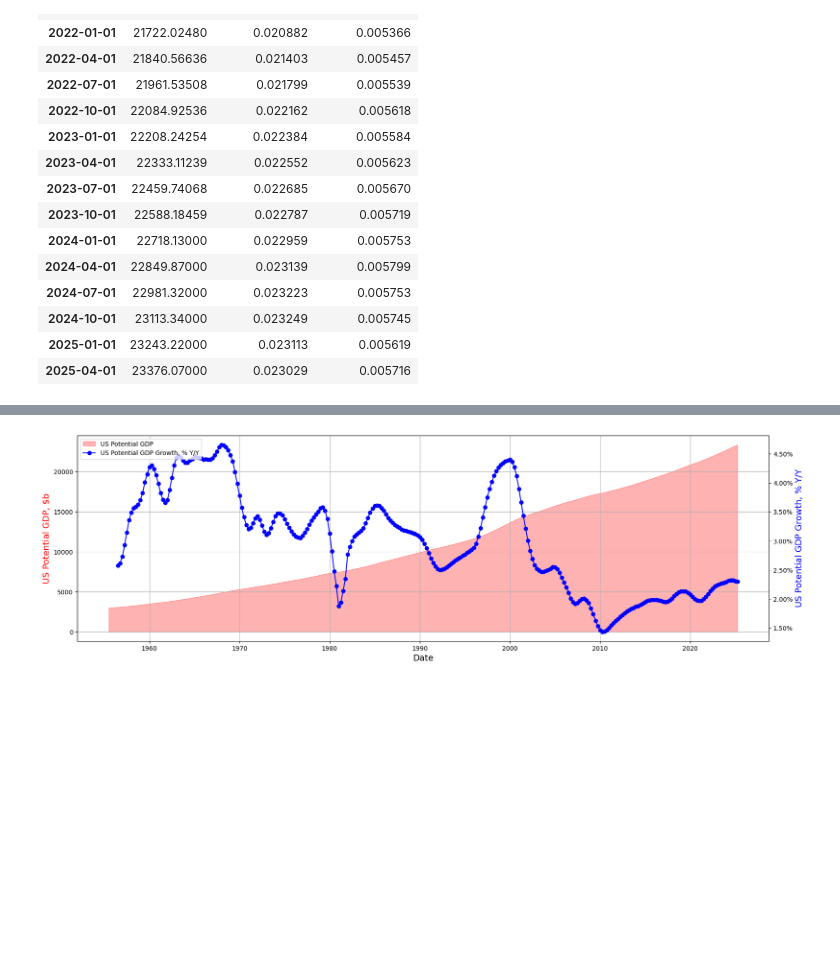
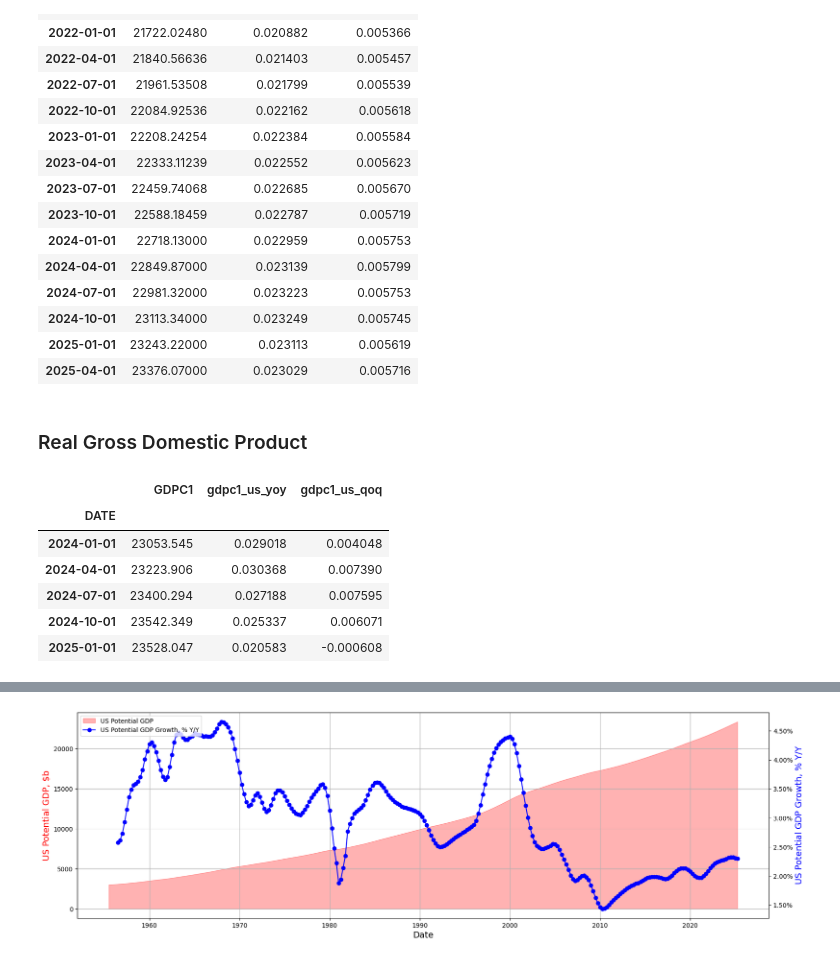
Before and after one commit to ntp3105/stock-markets-analytics-zoomcamp, a Jupyter notebook: 01-intro-and-data-sources/[2025]_Module_01_Colab_Introduction_and_Data_Sources.ipynb, the cells around one changed output, grey strips where cells are left out. Drawn from its saved outputs; the diff is of its cells as text; code cells hidden in the pictures; blank space fills up the shorter version.

```diff
--- a/01-intro-and-data-sources/[2025]_Module_01_Colab_Introduction_and_Data_Sources.ipynb
+++ b/01-intro-and-data-sources/[2025]_Module_01_Colab_Introduction_and_Data_Sources.ipynb
@@ -77,3 +77,20 @@ gdppot.tail(15)
 | 2024-10-01 | 23113.34000 | 0.023249 | 0.005745 |
 | 2025-01-01 | 23243.22000 | 0.023113 | 0.005619 |
 | 2025-04-01 | 23376.07000 | 0.023029 | 0.005716 |
+# %% [markdown]
+### Real Gross Domestic Product
+# %%
+# Real Gross Domestic Product (GDPC1), Billions of Chained 2012 Dollars, QUARTERLY
+# https://fred.stlouisfed.org/series/GDPC1
+gdpc1 = pdr.DataReader("GDPC1", "fred", start=start)
+gdpc1['gdpc1_us_yoy'] = gdpc1.GDPC1/gdpc1.GDPC1.shift(4)-1
+gdpc1['gdpc1_us_qoq'] = gdpc1.GDPC1/gdpc1.GDPC1.shift(1)-1
+gdpc1.tail()
+# %% [output]
+|  | GDPC1 | gdpc1_us_yoy | gdpc1_us_qoq |
+| DATE |  |  |  |
+| 2024-01-01 | 23053.545 | 0.029018 | 0.004048 |
+| 2024-04-01 | 23223.906 | 0.030368 | 0.007390 |
+| 2024-07-01 | 23400.294 | 0.027188 | 0.007595 |
+| 2024-10-01 | 23542.349 | 0.025337 | 0.006071 |
+| 2025-01-01 | 23528.047 | 0.020583 | -0.000608 |
```
Also changed, not shown: parts of 9 cells of this notebook.
